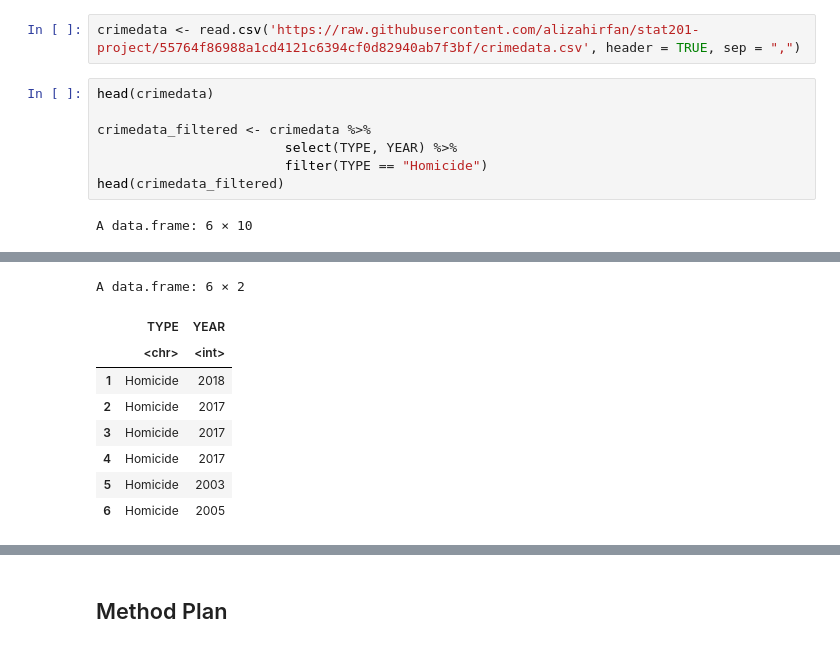
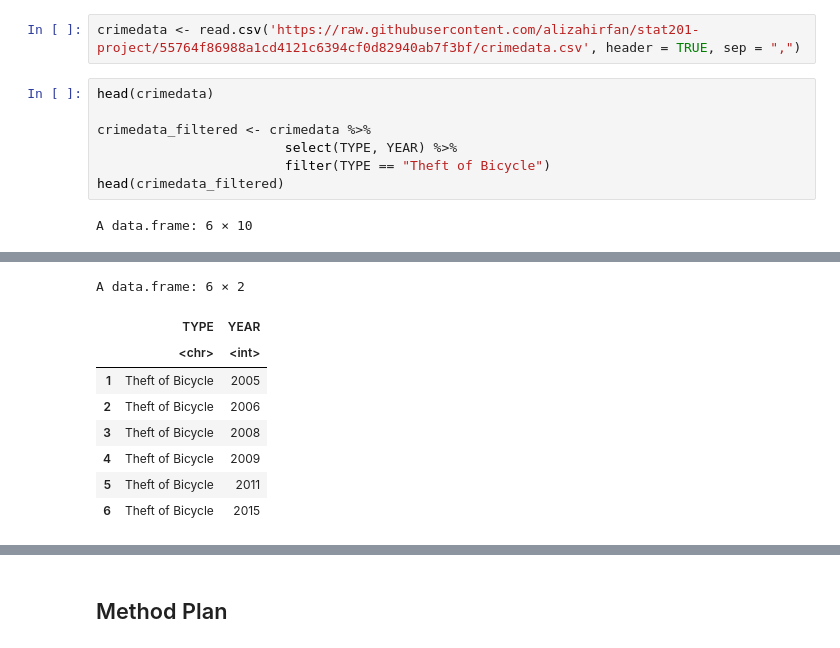
Before and after one commit to alizahirfan/stat201-project, a Jupyter notebook: proposal.ipynb, the cells around one changed output, grey strips where cells are left out. Drawn from its saved outputs; the diff is of its cells as text.

```diff
--- a/proposal.ipynb
+++ b/proposal.ipynb
@@ -45,29 +68,29 @@ crimedata <- read.csv('https://raw.githubusercontent.com/alizahirfan/stat201-pro
 # %%
 head(crimedata)
 
 crimedata_filtered <- crimedata %>%
                         select(TYPE, YEAR) %>%
-                        filter(TYPE == "Homicide")
+                        filter(TYPE == "Theft of Bicycle")
 head(crimedata_filtered)
 # %% [output]
 A data.frame: 6 × 10
 |  | TYPE | YEAR | MONTH | DAY | HOUR | MINUTE | HUNDRED_BLOCK | NEIGHBOURHOOD | X | Y |
 |  | <chr> | <int> | <int> | <int> | <int> | <int> | <chr> | <chr> | <dbl> | <dbl> |
 | 1 | Break and Enter Commercial | 2012 | 12 | 14 | 8 | 52 |  | Oakridge | 491285.0 | 5453433 |
 | 2 | Break and Enter Commercial | 2019 | 3 | 7 | 2 | 6 | 10XX SITKA SQ | Fairview | 490613.0 | 5457110 |
 | 3 | Break and Enter Commercial | 2019 | 8 | 27 | 4 | 12 | 10XX ALBERNI ST | West End | 491007.8 | 5459174 |
 | 4 | Break and Enter Commercial | 2021 | 4 | 26 | 4 | 44 | 10XX ALBERNI ST | West End | 491007.8 | 5459174 |
 | 5 | Break and Enter Commercial | 2014 | 8 | 8 | 5 | 13 | 10XX ALBERNI ST | West End | 491015.9 | 5459166 |
 | 6 | Break and Enter Commercial | 2020 | 7 | 28 | 19 | 12 | 10XX ALBERNI ST | West End | 491015.9 | 5459166 |
 A data.frame: 6 × 2
 |  | TYPE | YEAR |
 |  | <chr> | <int> |
-| 1 | Homicide | 2018 |
-| 2 | Homicide | 2017 |
-| 3 | Homicide | 2017 |
-| 4 | Homicide | 2017 |
-| 5 | Homicide | 2003 |
-| 6 | Homicide | 2005 |
+| 1 | Theft of Bicycle | 2005 |
+| 2 | Theft of Bicycle | 2006 |
+| 3 | Theft of Bicycle | 2008 |
+| 4 | Theft of Bicycle | 2009 |
+| 5 | Theft of Bicycle | 2011 |
+| 6 | Theft of Bicycle | 2015 |
 # %%
 crimedata_summary <- crimedata_filtered %>%
 group_by(YEAR) %>%
```
Also changed, not shown: parts of 11 cells of this notebook.
